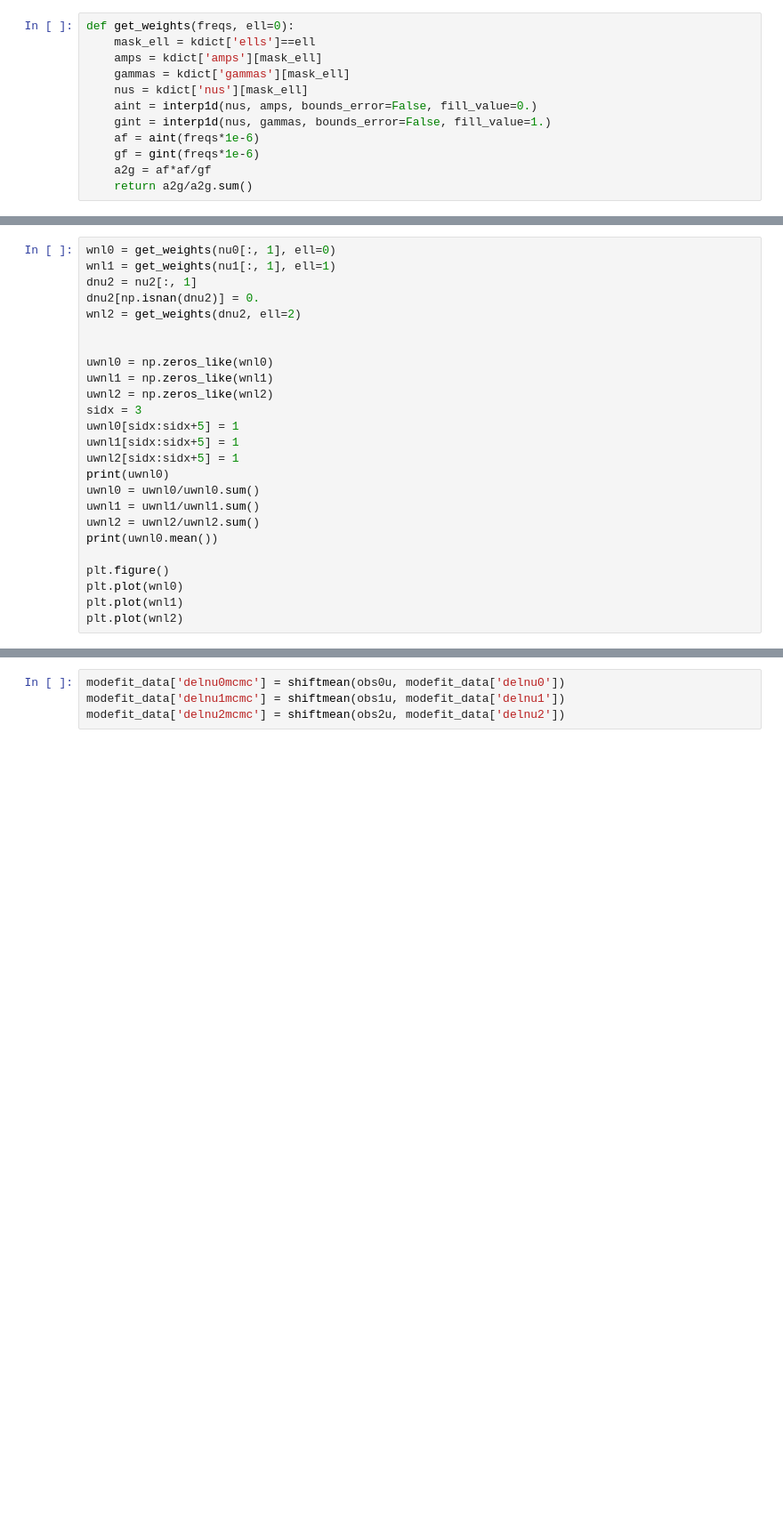
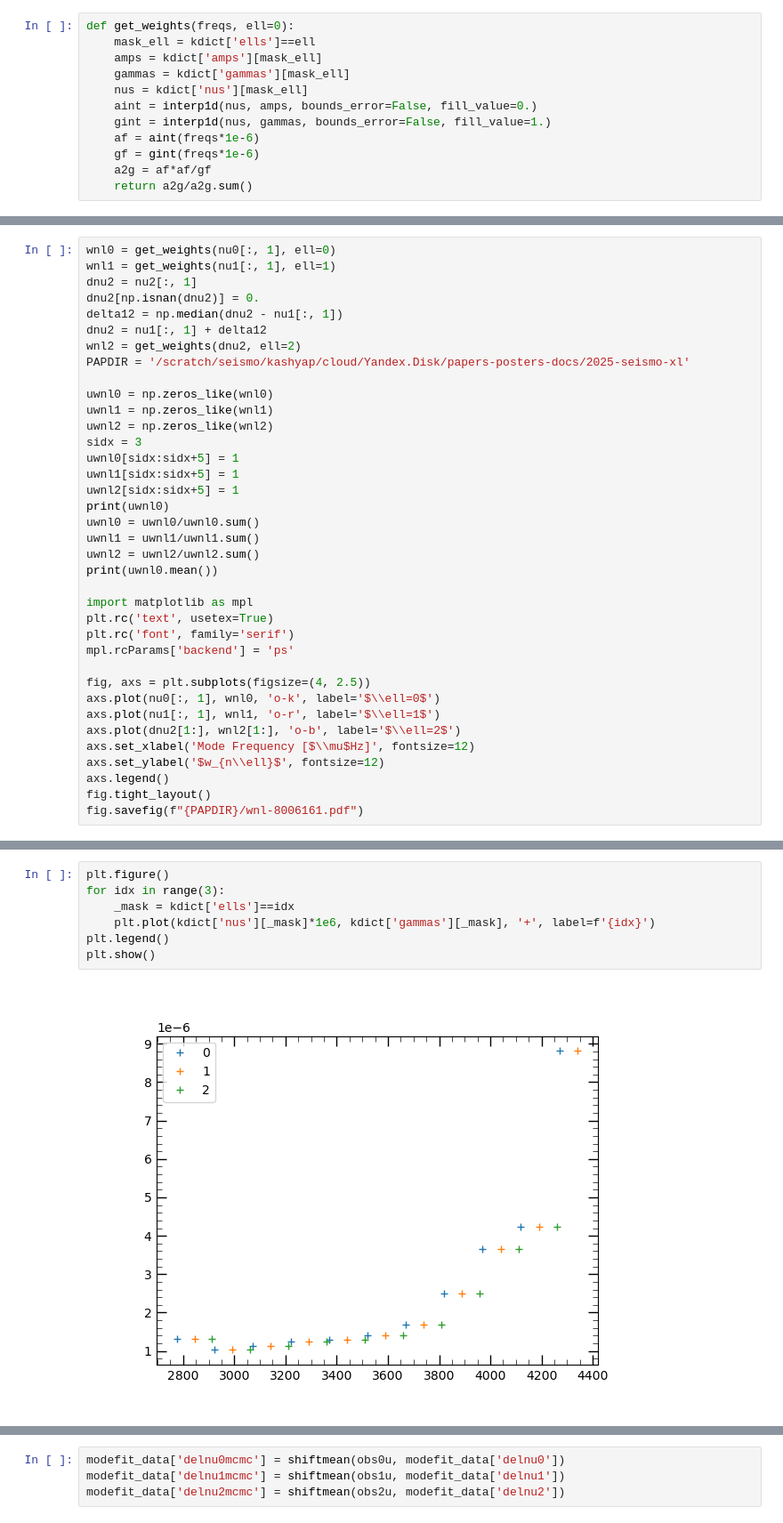
Before and after one commit to samarth-kashyap/seismo-xl, a Jupyter notebook: notebooks/delnu-santos2018.ipynb, the cells around one changed output, grey strips where cells are left out. Shown: that part at 89% size. Drawn from its saved outputs; the diff is of its cells as text; blank space fills up the shorter version.

```diff
--- a/notebooks/delnu-santos2018.ipynb
+++ b/notebooks/delnu-santos2018.ipynb
@@ -80,8 +84,10 @@ wnl0 = get_weights(nu0[:, 1], ell=0)
 wnl1 = get_weights(nu1[:, 1], ell=1)
 dnu2 = nu2[:, 1]
 dnu2[np.isnan(dnu2)] = 0.
+delta12 = np.median(dnu2 - nu1[:, 1])
+dnu2 = nu1[:, 1] + delta12
 wnl2 = get_weights(dnu2, ell=2)
-
+PAPDIR = '/scratch/seismo/kashyap/cloud/Yandex.Disk/papers-posters-docs/2025-seismo-xl'
 
 uwnl0 = np.zeros_like(wnl0)
 uwnl1 = np.zeros_like(wnl1)
@@ -96,10 +102,20 @@ uwnl1 = uwnl1/uwnl1.sum()
 uwnl2 = uwnl2/uwnl2.sum()
 print(uwnl0.mean())
 
-plt.figure()
-plt.plot(wnl0)
-plt.plot(wnl1)
-plt.plot(wnl2)
+import matplotlib as mpl
+plt.rc('text', usetex=True)
+plt.rc('font', family='serif')
+mpl.rcParams['backend'] = 'ps'
+
+fig, axs = plt.subplots(figsize=(4, 2.5))
+axs.plot(nu0[:, 1], wnl0, 'o-k', label='$\\ell=0$')
+axs.plot(nu1[:, 1], wnl1, 'o-r', label='$\\ell=1$')
+axs.plot(dnu2[1:], wnl2[1:], 'o-b', label='$\\ell=2$')
+axs.set_xlabel('Mode Frequency [$\\mu$Hz]', fontsize=12)
+axs.set_ylabel('$w_{n\\ell}$', fontsize=12)
+axs.legend()
+fig.tight_layout()
+fig.savefig(f"{PAPDIR}/wnl-8006161.pdf")
 # %% [output]
 [0. 0. 0. 1. 1. 1. 1. 1. 0. 0. 0.]
 0.09090909090909091
@@ -108,3 +122,12 @@ plt.plot(wnl2)
+# %%
+plt.figure()
+for idx in range(3):
+    _mask = kdict['ells']==idx
+    plt.plot(kdict['nus'][_mask]*1e6, kdict['gammas'][_mask], '+', label=f'{idx}')
+plt.legend()
+plt.show()
+# %% [output]
+[figure, added]
 # %%
 obs0 = wnl0 @ delnu0
 obs1 = wnl1 @ delnu1
```
Also changed, not shown: parts of 3 cells of this notebook, 7 other files.
